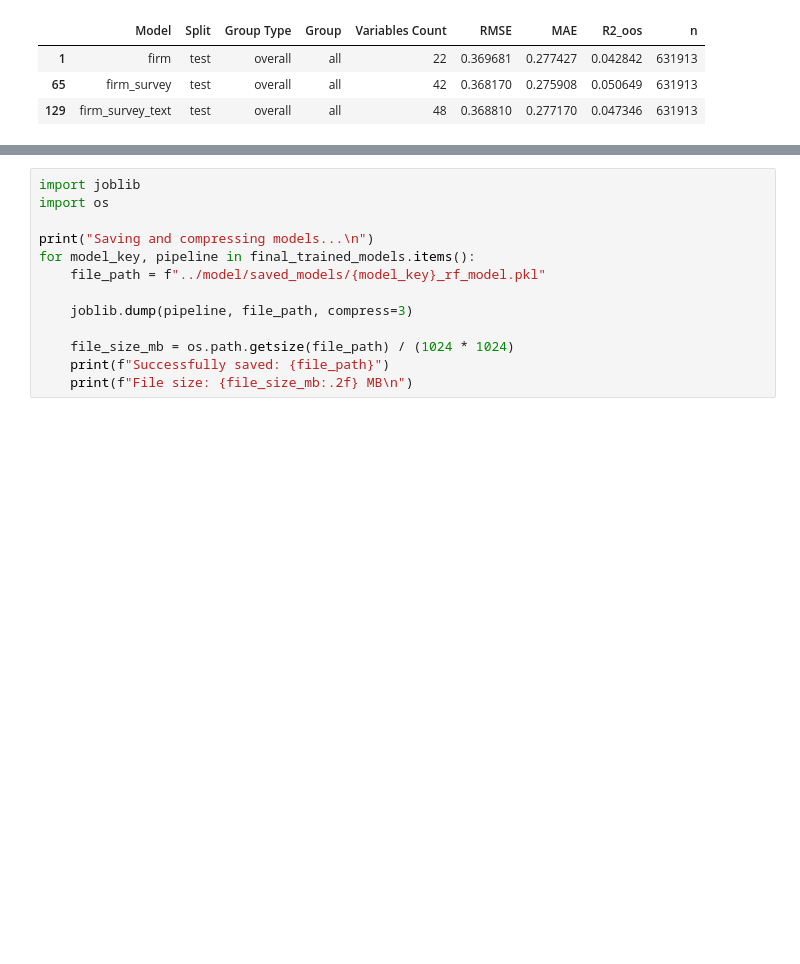
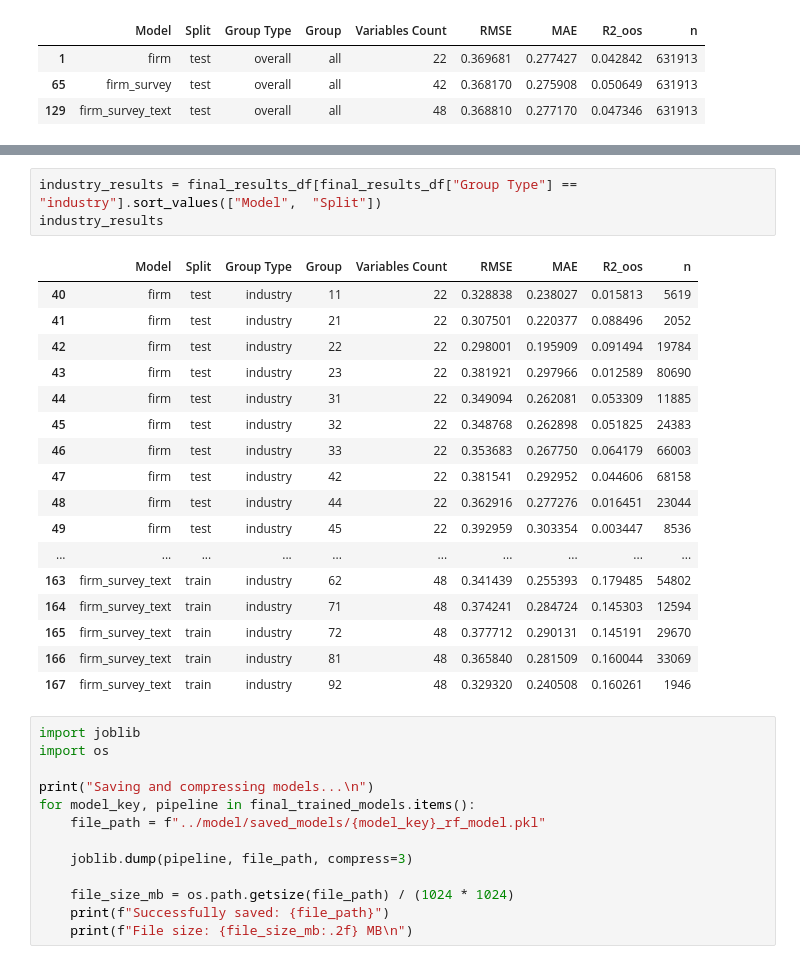
Before and after one commit to NhiPK/MLforEcon, a Jupyter notebook: model/random_forest_model.ipynb, the cells around one changed output, grey strips where cells are left out. Saved outputs shown, nothing was run; the diff lists cells and outputs as text; blank space fills up the shorter version.

```diff
--- a/model/random_forest_model.ipynb
+++ b/model/random_forest_model.ipynb
@@ -858,3 +879,24 @@ Model Performance Summary:
+# %%
+industry_results = final_results_df[final_results_df["Group Type"] == "industry"].sort_values(["Model",  "Split"])
+industry_results
+# %% [output]
+|  | Model | Split | Group Type | Group | Variables Count | RMSE | MAE | R2_oos | n |
+| 40 | firm | test | industry | 11 | 22 | 0.328838 | 0.238027 | 0.015813 | 5619 |
+| 41 | firm | test | industry | 21 | 22 | 0.307501 | 0.220377 | 0.088496 | 2052 |
+| 42 | firm | test | industry | 22 | 22 | 0.298001 | 0.195909 | 0.091494 | 19784 |
+| 43 | firm | test | industry | 23 | 22 | 0.381921 | 0.297966 | 0.012589 | 80690 |
+| 44 | firm | test | industry | 31 | 22 | 0.349094 | 0.262081 | 0.053309 | 11885 |
+| 45 | firm | test | industry | 32 | 22 | 0.348768 | 0.262898 | 0.051825 | 24383 |
+| 46 | firm | test | industry | 33 | 22 | 0.353683 | 0.267750 | 0.064179 | 66003 |
+| 47 | firm | test | industry | 42 | 22 | 0.381541 | 0.292952 | 0.044606 | 68158 |
+| 48 | firm | test | industry | 44 | 22 | 0.362916 | 0.277276 | 0.016451 | 23044 |
+| 49 | firm | test | industry | 45 | 22 | 0.392959 | 0.303354 | 0.003447 | 8536 |
+| ... | ... | ... | ... | ... | ... | ... | ... | ... | ... |
+| 163 | firm_survey_text | train | industry | 62 | 48 | 0.341439 | 0.255393 | 0.179485 | 54802 |
+| 164 | firm_survey_text | train | industry | 71 | 48 | 0.374241 | 0.284724 | 0.145303 | 12594 |
+| 165 | firm_survey_text | train | industry | 72 | 48 | 0.377712 | 0.290131 | 0.145191 | 29670 |
+| 166 | firm_survey_text | train | industry | 81 | 48 | 0.365840 | 0.281509 | 0.160044 | 33069 |
+| 167 | firm_survey_text | train | industry | 92 | 48 | 0.329320 | 0.240508 | 0.160261 | 1946 |
 # %%
 import joblib
 import os
```
Also changed, not shown: parts of 1 cell of this notebook, 2 other files.
